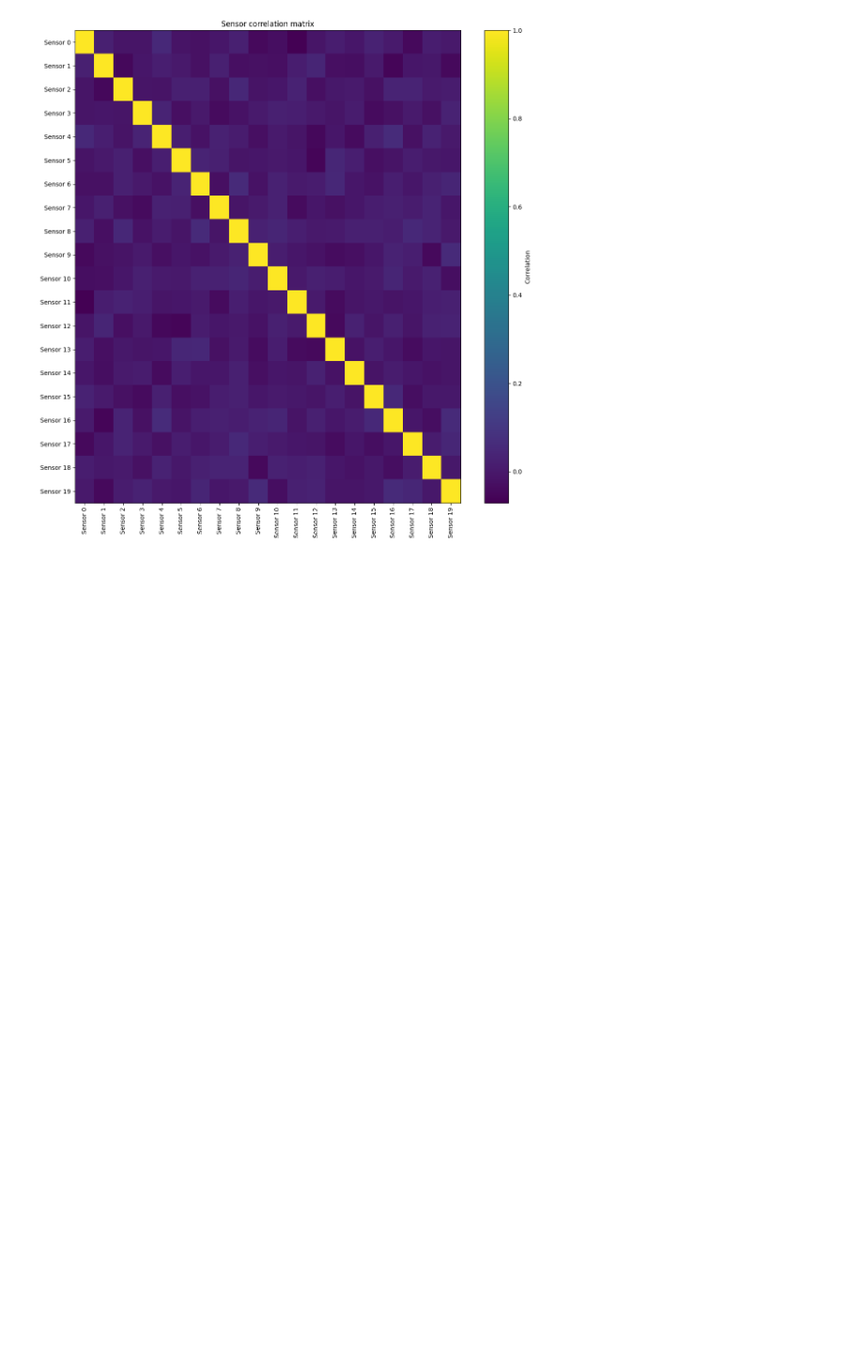
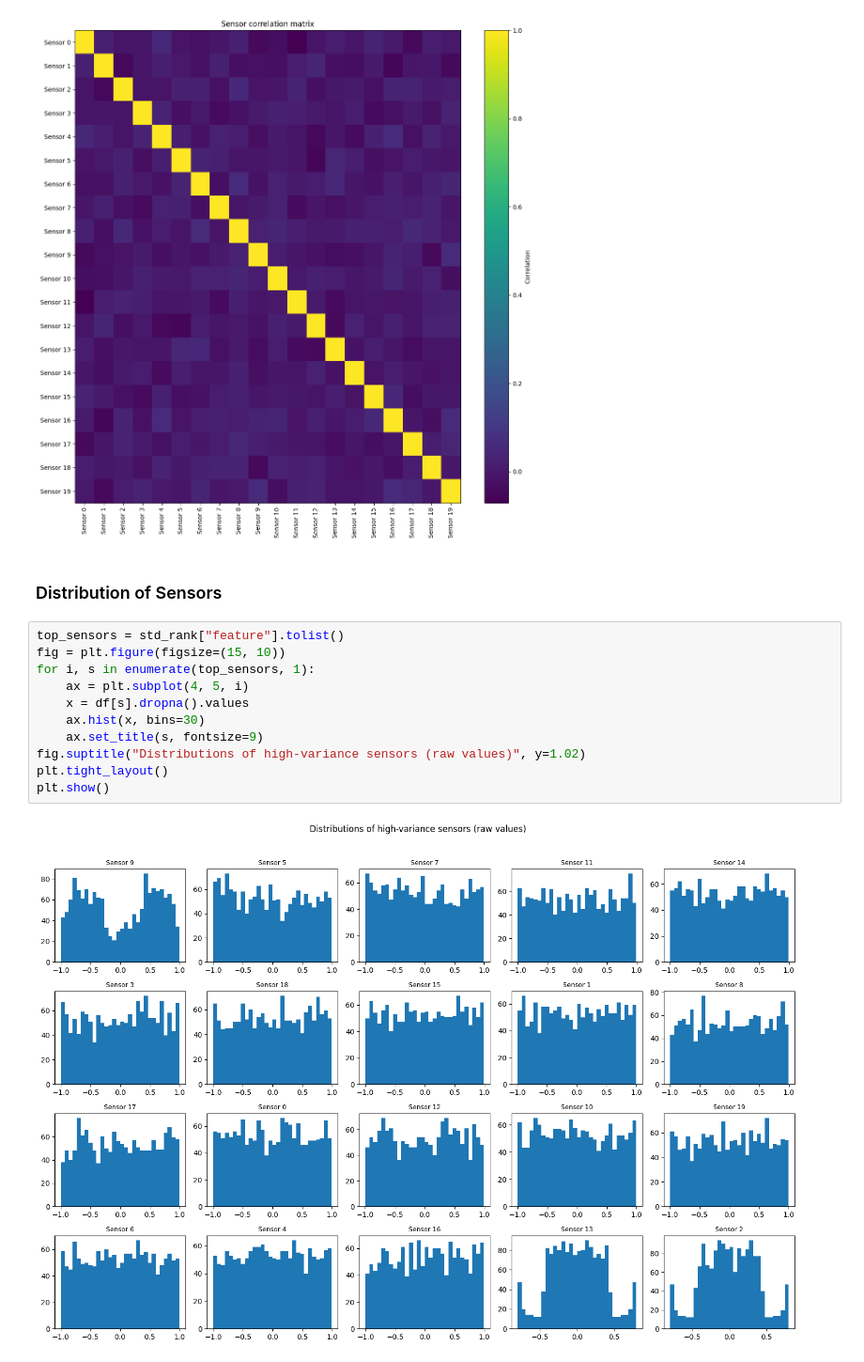
Before and after one commit to UsamaI000/ml6-challenge, a Jupyter notebook: notebooks/EDA.ipynb, the cells around one changed output. Shown at 94% size. Cells and saved outputs as stored; diff of their text form; blank space fills up the shorter version.

```diff
--- a/notebooks/EDA.ipynb
+++ b/notebooks/EDA.ipynb
@@ -190,3 +190,18 @@ plt.tight_layout()
 plt.show()
 # %% [output]
 [figure]
+# %% [markdown]
+### Distribution of Sensors
+# %%
+top_sensors = std_rank["feature"].tolist()
+fig = plt.figure(figsize=(15, 10))
+for i, s in enumerate(top_sensors, 1):
+    ax = plt.subplot(4, 5, i)
+    x = df[s].dropna().values
+    ax.hist(x, bins=30)
+    ax.set_title(s, fontsize=9)
+fig.suptitle("Distributions of high-variance sensors (raw values)", y=1.02)
+plt.tight_layout()
+plt.show()
+# %% [output]
+[figure, added]
```
